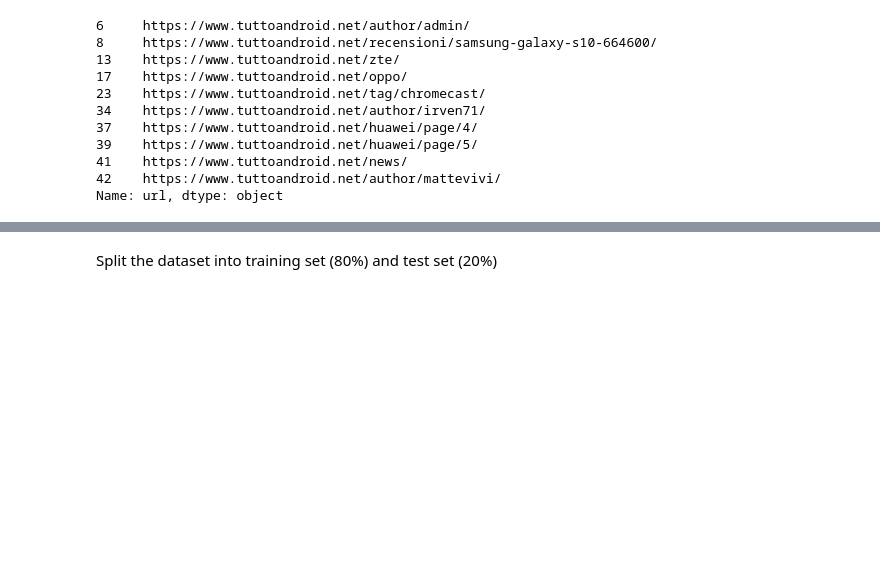
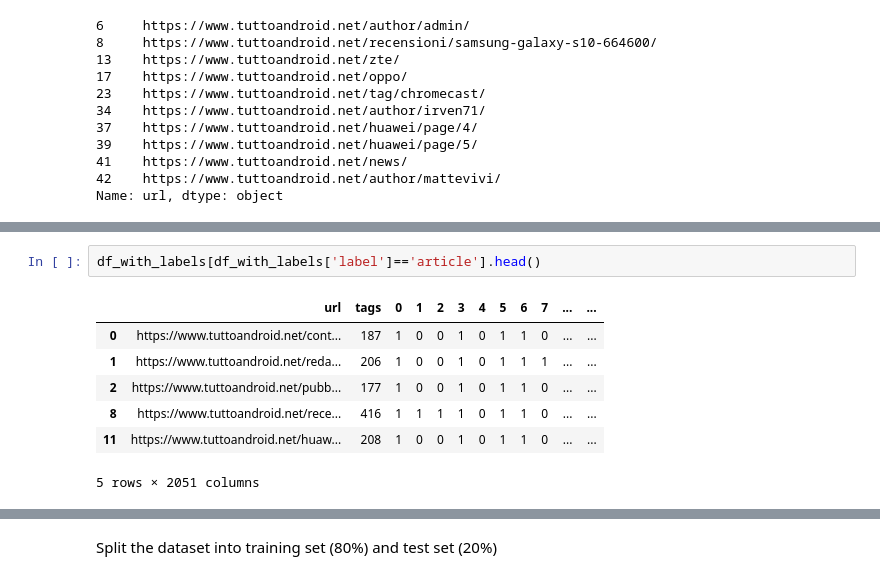
Before and after one commit to a-wars/AGIW_First_HW, a Jupyter notebook: notebooks/homework.ipynb, the cells around one changed output, grey strips where cells are left out. Cells and saved outputs as stored; diff of their text form; blank space fills up the shorter version.

```diff
--- a/notebooks/homework.ipynb
+++ b/notebooks/homework.ipynb
@@ -146,0 +256,10 @@ The second peak is instead associated to the pages that show the list of article
+# %%
+df_with_labels[df_with_labels['label']=='article'].head()
+# %% [output]
+|  | url | tags | 0 | 1 | 2 | 3 | 4 | 5 | 6 | 7 | ... | ... |
+| 0 | https://www.tuttoandroid.net/cont... | 187 | 1 | 0 | 0 | 1 | 0 | 1 | 1 | 0 | ... | ... |
+| 1 | https://www.tuttoandroid.net/reda... | 206 | 1 | 0 | 0 | 1 | 0 | 1 | 1 | 1 | ... | ... |
+| 2 | https://www.tuttoandroid.net/pubb... | 177 | 1 | 0 | 0 | 1 | 0 | 1 | 1 | 0 | ... | ... |
+| 8 | https://www.tuttoandroid.net/rece... | 416 | 1 | 1 | 1 | 1 | 0 | 1 | 1 | 0 | ... | ... |
+| 11 | https://www.tuttoandroid.net/huaw... | 208 | 1 | 0 | 0 | 1 | 0 | 1 | 1 | 0 | ... | ... |
+5 rows × 2051 columns
```
Also changed, not shown: parts of 45 cells of this notebook.
